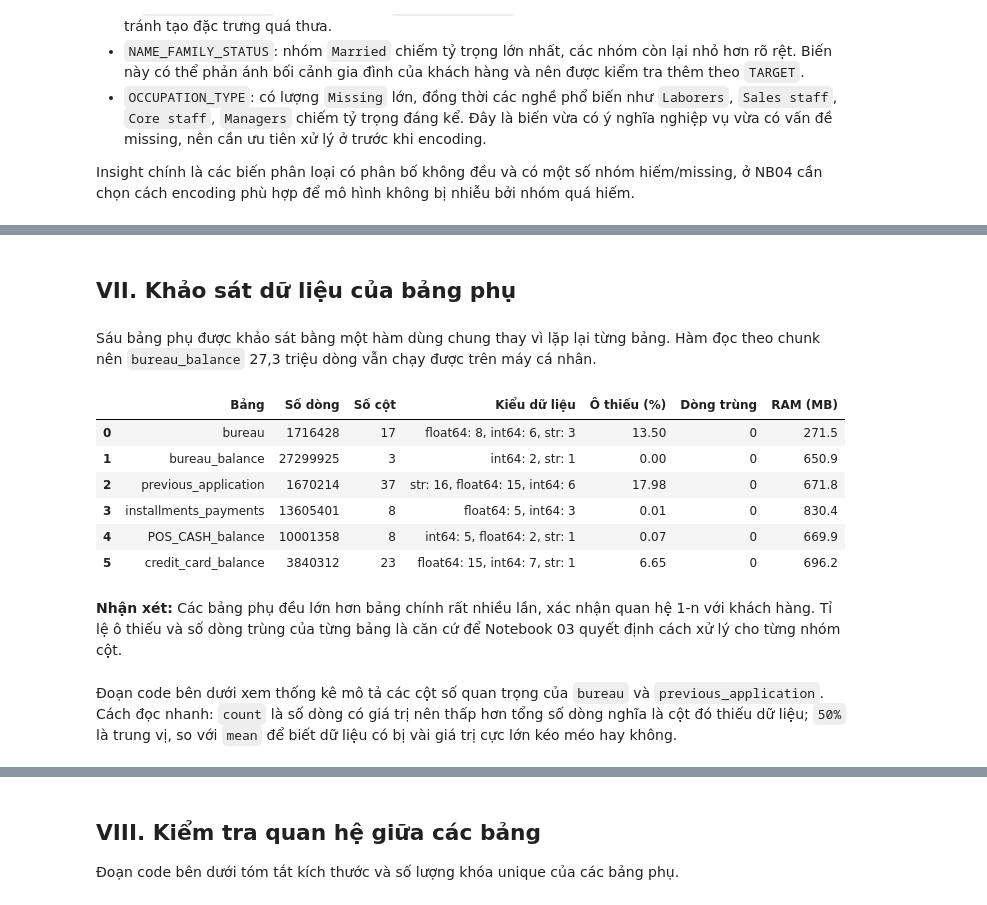
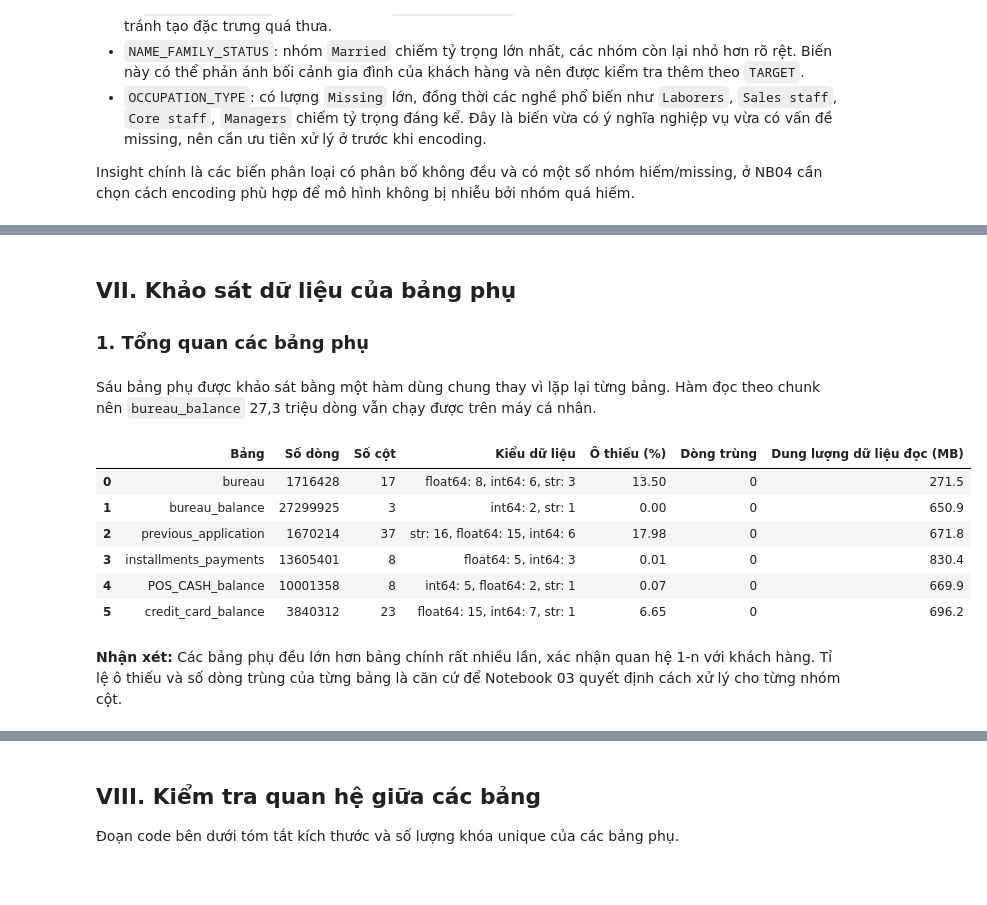
Before and after one commit to thanhhung9720001-collab/credit-risk-classifier, a Jupyter notebook: notebooks/01_data_understanding.ipynb, the cells around one changed output, grey strips where cells are left out. Cells and saved outputs as stored; diff of their text form; code cells hidden in the pictures.

```diff
--- a/notebooks/01_data_understanding.ipynb
+++ b/notebooks/01_data_understanding.ipynb
@@ -102,12 +114,13 @@ Sơ đồ bên dưới tóm tắt quan hệ giữa bảng chính và các bảng
 Đoạn code bên dưới đọc bảng `application_train`, bảng trung tâm có chứa biến mục tiêu `TARGET`.
 # %%
-app_train_path = DATA_RAW / "application_train.csv"
-app_train_encoding = detect_csv_encoding(app_train_path)
-app_train = pd.read_csv(app_train_path, encoding=app_train_encoding)
+app_train = pd.read_csv(DATA_RAW / "application_train.csv")
 
 print("Số dòng:", app_train.shape[0])
 print("Số cột:", app_train.shape[1])
-print("RAM sử dụng (MB):", round(app_train.memory_usage(deep=True).sum() / 1024**2, 1))
+print(
+    "RAM sử dụng (MB):",
+    round(app_train.memory_usage(deep=True).sum() / 1024**2, 1),
+)
 
-app_train.T
+app_train.head()
 # %% [output]
@@ -152,7 +178,7 @@ for group_name, columns in column_groups.items():
             existing_columns.append(column)
 
     rows.append({
-        "Nhóm cột": group_name,
+        "Nhóm cột có chung nghĩa": group_name,
         "Các cột tiêu biểu": ", ".join(existing_columns),
         "Số cột có trong dữ liệu": len(existing_columns),
     })
@@ -578,8 +577,11 @@ Các quan sát trên chỉ để đặt câu hỏi cho NB04/NB05, chưa dùng đ
 # %% [markdown]
 ## VII. Khảo sát dữ liệu của bảng phụ
+
+### 1. Tổng quan các bảng phụ
 # %% [markdown]
 Sáu bảng phụ được khảo sát bằng một hàm dùng chung thay vì lặp lại từng bảng. Hàm đọc theo chunk nên `bureau_balance` 27,3 triệu dòng vẫn chạy được trên máy cá nhân.
 # %%
+# Danh sách 6 bảng phụ cần khảo sát.
 SUB_TABLES = [
     "bureau.csv",
     "bureau_balance.csv",
@@ -591,50 +593,70 @@ SUB_TABLES = [
 
 
 def survey_sub_table(file_name, chunksize=200_000):
-    """Gom thông tin khảo sát cơ bản của một bảng phụ, đọc theo chunk để nhẹ RAM."""
+    """Khảo sát cơ bản một bảng phụ theo từng chunk để tránh đọc cả file vào RAM."""
+
+    # Tạo đường dẫn đến file cần đọc.
     file_path = DATA_RAW / file_name
-    encoding = detect_csv_encoding(file_path)
 
+    # Khởi tạo các biến dùng để cộng dồn kết quả từ các chunk.
     total_rows = 0
     total_missing = 0
     total_cells = 0
     memory_mb = 0.0
+
+    # Chỉ cần lấy thông tin cột và kiểu dữ liệu ở chunk đầu tiên.
     columns = None
     dtype_counts = None
+
+    # Lưu mã băm của từng dòng để kiểm tra dòng trùng trên toàn bộ file.
     row_hashes = []
 
-    for chunk in pd.read_csv(file_path, chunksize=chunksize, encoding=encoding):
+    # Đọc file từng phần nhỏ thay vì đọc toàn bộ file cùng lúc.
+    for chunk in pd.read_csv(file_path, chunksize=chunksize):
+
+        # Ở chunk đầu tiên, lấy danh sách cột và đếm kiểu dữ liệu.
         if columns is None:
             columns = list(chunk.columns)
             dtype_counts = chunk.dtypes.astype(str).value_counts()
 
+        # Cộng dồn số dòng, số ô thiếu và tổng số ô.
         total_rows += len(chunk)
         total_missing += int(chunk.isna().sum().sum())
         total_cells += int(chunk.size)
+
+        # Cộng dồn dung lượng của các chunk đã đọc.
         memory_mb += chunk.memory_usage(deep=True).sum() / 1024 ** 2
 
-        # Băm mỗi dòng thành một số nguyên để đếm trùng trên TOÀN file.
-        # Nếu chỉ gọi duplicated() trên từng chunk sẽ bỏ sót các dòng trùng nằm ở hai chunk khác nhau.
+        # Băm mỗi dòng thành một số để kiểm tra dòng trùng trên toàn file.
+        # Cách này nhận ra cả các dòng trùng nằm ở hai chunk khác nhau.
         row_hashes.append(pd.util.hash_pandas_object(chunk, index=False).to_numpy())
 
+    # Gộp mã băm từ các chunk thành một mảng.
     row_hashes = np.concatenate(row_hashes)
+
+    # Số mã băm bị lặp tương ứng với số dòng trùng.
     duplicate_rows = int(len(row_hashes) - len(np.unique(row_hashes)))
 
+    # Trả về kết quả khảo sát của một bảng dưới dạng dictionary.
     return {
         "Bảng": file_name.replace(".csv", ""),
         "Số dòng": total_rows,
         "Số cột": len(columns),
         "Kiểu dữ liệu": ", ".join(f"{k}: {v}" for k, v in dtype_counts.items()),
         "Ô thiếu (%)": round(total_missing / total_cells * 100, 2),
         "Dòng trùng": duplicate_rows,
-        "RAM (MB)": round(memory_mb, 1),
+        "Dung lượng dữ liệu đọc (MB)": round(memory_mb, 1),
     }
 
 
-sub_table_survey = pd.DataFrame([survey_sub_table(name) for name in SUB_TABLES])
+# Chạy hàm khảo sát cho từng bảng phụ và gộp kết quả thành một bảng.
+sub_table_survey = pd.DataFrame(
+    [survey_sub_table(name) for name in SUB_TABLES]
+)
+
 sub_table_survey
 # %% [output]
-|  | Bảng | Số dòng | Số cột | Kiểu dữ liệu | Ô thiếu (%) | Dòng trùng | RAM (MB) |
+|  | Bảng | Số dòng | Số cột | Kiểu dữ liệu | Ô thiếu (%) | Dòng trùng | Dung lượng dữ liệu đọc (MB) |
 | 0 | bureau | 1716428 | 17 | float64: 8, int64: 6, str: 3 | 13.50 | 0 | 271.5 |
 | 1 | bureau_balance | 27299925 | 3 | int64: 2, str: 1 | 0.00 | 0 | 650.9 |
 | 2 | previous_application | 1670214 | 37 | str: 16, float64: 15, int64: 6 | 17.98 | 0 | 671.8 |
@@ -643,5 +665,3 @@ sub_table_survey
 | 5 | credit_card_balance | 3840312 | 23 | float64: 15, int64: 7, str: 1 | 6.65 | 0 | 696.2 |
 # %% [markdown]
 **Nhận xét:** Các bảng phụ đều lớn hơn bảng chính rất nhiều lần, xác nhận quan hệ 1-n với khách hàng. Tỉ lệ ô thiếu và số dòng trùng của từng bảng là căn cứ để Notebook 03 quyết định cách xử lý cho từng nhóm cột.
-# %% [markdown]
-Đoạn code bên dưới xem thống kê mô tả các cột số quan trọng của `bureau` và `previous_application`. Cách đọc nhanh: `count` là số dòng có giá trị nên thấp hơn tổng số dòng nghĩa là cột đó thiếu dữ liệu; `50%` là trung vị, so với `mean` để biết dữ liệu có bị vài giá trị cực lớn kéo méo hay không.
```
Also changed, not shown: parts of 66 cells of this notebook.
